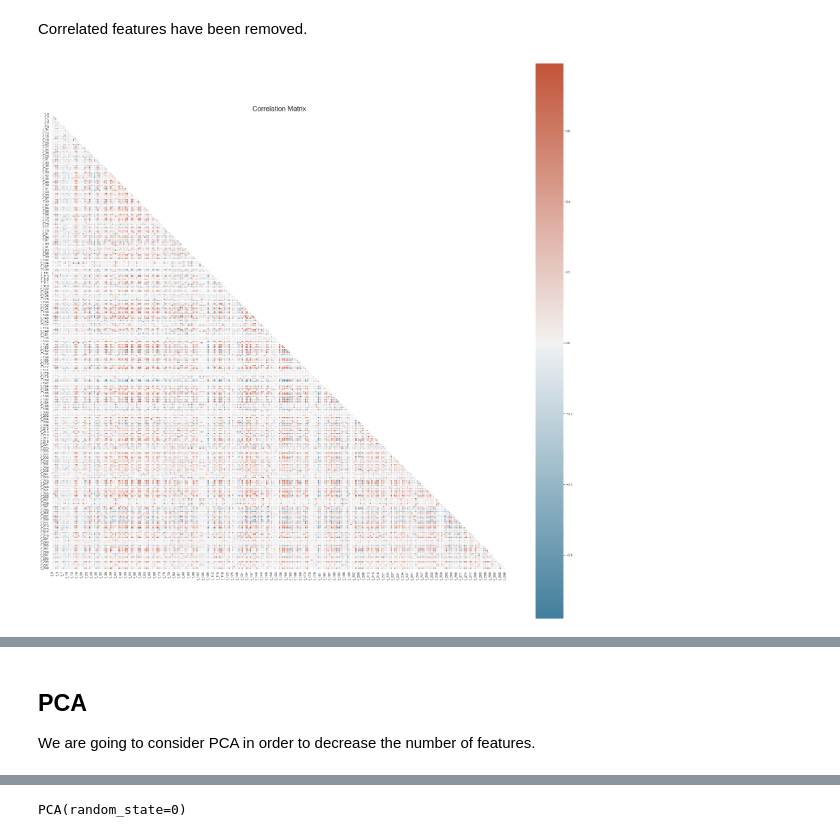
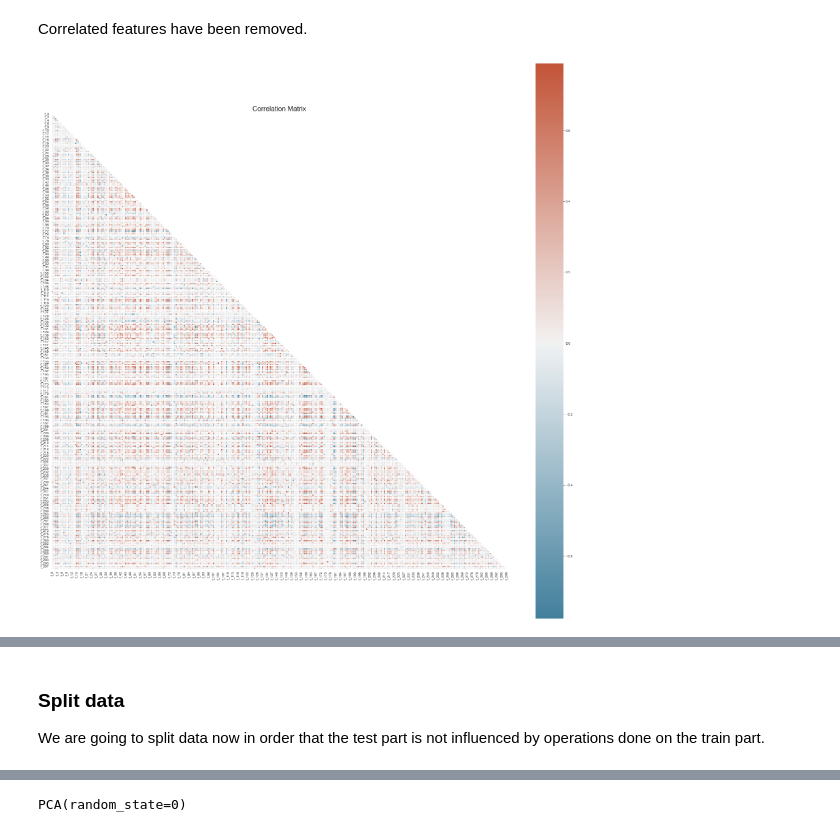
Before and after one commit to MarieFrance119/OCR_P8_Ubiquant_Market_Prediction, a Jupyter notebook: Ubiquant_EDA.ipynb, the cells around one changed output, grey strips where cells are left out. Saved outputs shown, nothing was run; the diff lists cells and outputs as text; code cells hidden in the pictures.

```diff
--- a/Ubiquant_EDA.ipynb
+++ b/Ubiquant_EDA.ipynb
@@ -598,5 +760,5 @@ lower
 # %%
-# Find features with correlation greater than 0.80
-to_drop = [column for column in lower.columns if any(lower[column] >= 0.8)]
-print("We find {} features with high correlation (>=0.8)".format(len(to_drop)))
+# Find features with correlation greater than 0.80 in lower matrix
+to_drop_low = [column for column in lower.columns if any(lower[column] >= 0.8)]
+print("{} features with high correlation (>=0.8)".format(len(to_drop_low)))
 # %% [output]
@@ -604 +766,5 @@ We find 19 features with high correlation (>=0.8)
 [interactive output not drawn]
+# %%
+# Find features with correlation greater than 0.80 in upper matrix
+to_drop_up = [column for column in upper.columns if any(upper[column] >= 0.8)]
+print("{} features with high correlation (>=0.8)".format(len(to_drop_up)))
@@ -605,6 +785,7 @@ We find 19 features with high correlation (>=0.8)
 # %%
 # Drop these features
-sample_df_1 = sample_df.drop(to_drop, axis=1)
+sample_df_up = sample_df.drop(to_drop_up, axis=1)
+sample_df_low = sample_df.drop(to_drop_low, axis=1)
 # %% [output]
 [interactive output not drawn]
 # %%
@@ -614,6 +797,14 @@ sample_df_1.shape
 [interactive output not drawn]
 # %%
-features_1 = list(sample_df_1.columns)
+# Remove others columns that are not "features"
+others = ["row_id", "time_id", "investment_id", "target"]
+
+features_up = list(sample_df_up.columns)
+features_low = list(sample_df_low.columns)
+
+for x in others:
+    features_up.remove(x)
+    features_low.remove(x)
 # %% [output]
 [interactive output not drawn]
 # %%
@@ -631,12 +820,12 @@ len(features_1)
 # %% [markdown]
 Correlated features have been removed.
 # %%
-mat_corr(sample_df[features_1])
+mat_corr(sample_df[features_up])
 # %% [output]
-[figure, old version]
+[figure, new version]
 [interactive output not drawn]
-# %% [markdown]
-## PCA
-We are going to consider PCA in order to decrease the number of features.
+# %% [markdown]
+### Split data
+We are going to split data now in order that the test part is not influenced by operations done on the train part.
 # %%
 # Define X and y
```
Also changed, not shown: parts of 113 cells of this notebook.
